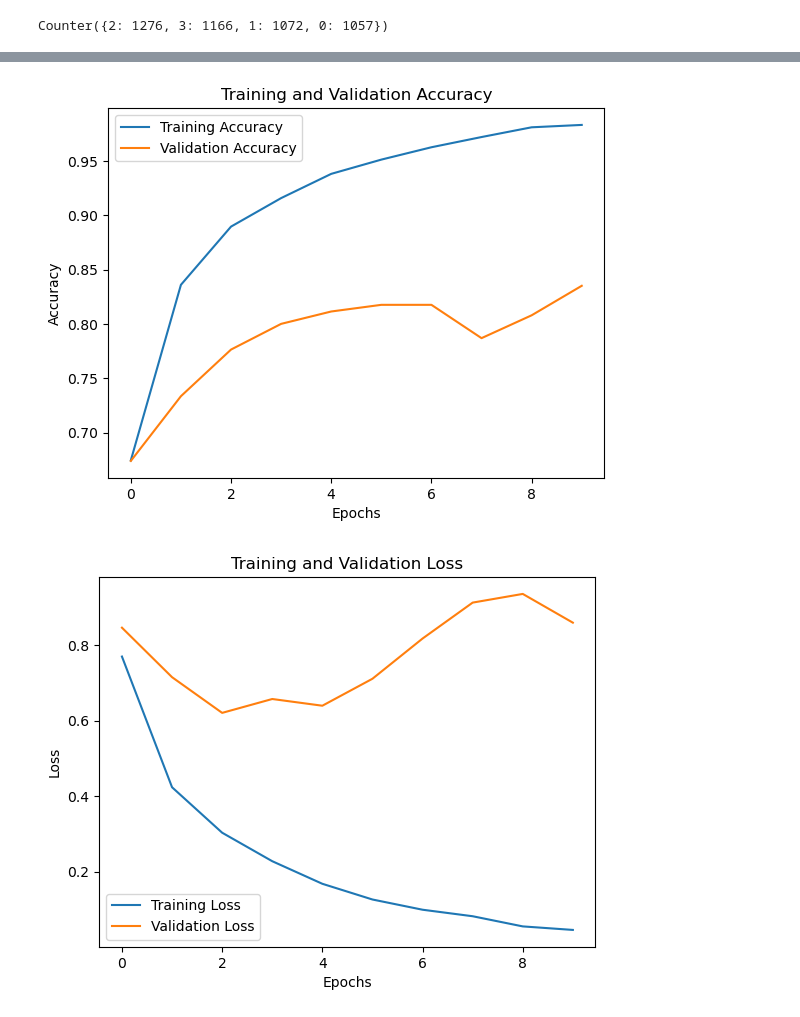
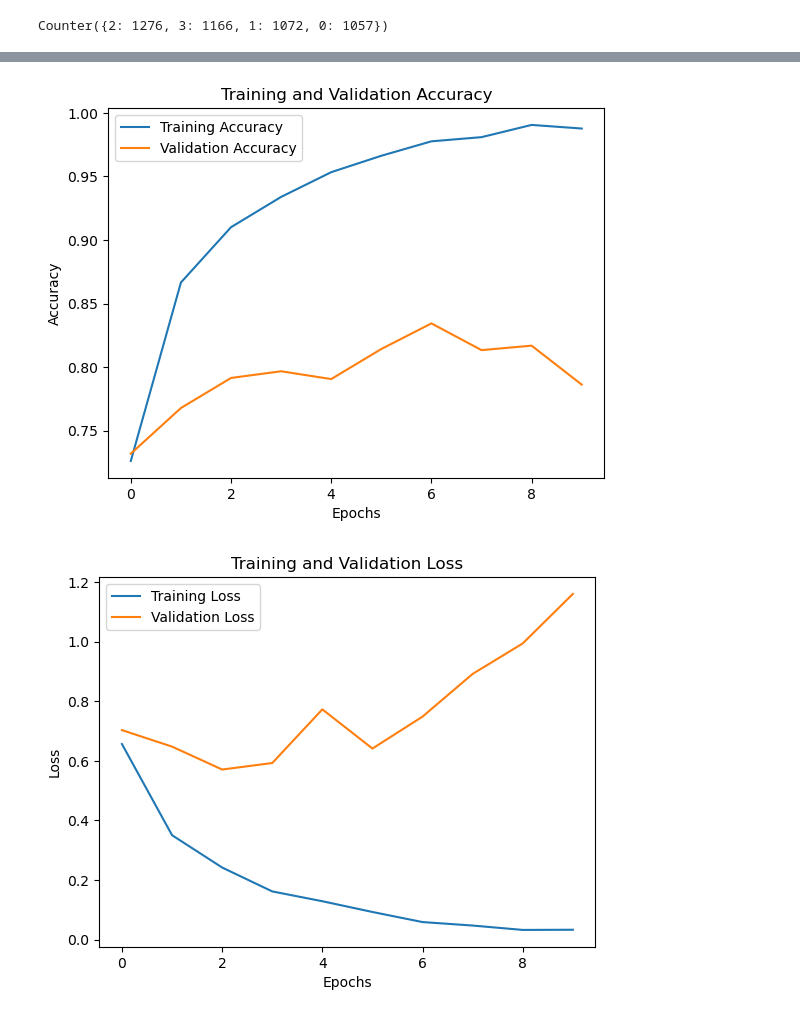
Before and after one commit to dwang917/BrainTumor_CNN, a Jupyter notebook: BrainTumorClassification.ipynb, the cells around one changed output, grey strips where cells are left out. Saved outputs shown, nothing was run; the diff lists cells and outputs as text; code cells hidden in the pictures.

```diff
--- a/BrainTumorClassification.ipynb
+++ b/BrainTumorClassification.ipynb
@@ -119,7 +123,7 @@ test_datagen = ImageDataGenerator(rescale=1./255)
 
 train_data = train_datagen.flow_from_directory(
     train_dir,
-    target_size=(150, 150),
+    target_size=(180, 180),
     batch_size=32,
     class_mode='categorical',
     subset='training'
@@ -127,7 +131,7 @@ train_data = train_datagen.flow_from_directory(
 
 validation_data = train_datagen.flow_from_directory(
     train_dir,
-    target_size=(150, 150),
+    target_size=(180, 180),
     batch_size=32,
     class_mode='categorical',
     subset='validation'
@@ -135,7 +139,7 @@ validation_data = train_datagen.flow_from_directory(
 
 test_data = test_datagen.flow_from_directory(
     test_dir,
-    target_size=(150, 150),
+    target_size=(180, 180),
     batch_size=32,
     class_mode='categorical'
 )
@@ -181,7 +280,7 @@ images[0].shape
 # %%
 # Model architecture
 model = Sequential([
-    Conv2D(32, (3, 3), activation='relu', input_shape=(150, 150, 3)),
+    Conv2D(32, (3, 3), activation='relu', input_shape=(180, 180, 3)),
     MaxPooling2D(2, 2),
     Conv2D(64, (3, 3), activation='relu'),
     MaxPooling2D(2, 2),
@@ -218,7 +317,7 @@ Non-trainable params: 0
 _________________________________________________________________
 # %%
 epochs = 10
-history = model.fit(
+CNNhistory = model.fit(
     train_data,
     epochs=epochs,
     validation_data=validation_data
@@ -252,21 +350,21 @@ Epoch 10/10
 # %%
 # Plot the training and validation accuracy
-plt.plot(history.history['accuracy'], label='Training Accuracy')
-plt.plot(history.history['val_accuracy'], label='Validation Accuracy')
+plt.plot(CNNhistory.history['accuracy'], label='Training Accuracy')
+plt.plot(CNNhistory.history['val_accuracy'], label='Validation Accuracy')
 plt.title('Training and Validation Accuracy')
 plt.xlabel('Epochs')
 plt.ylabel('Accuracy')
 plt.legend()
 plt.show()
 
 # Plot the training and validation loss
-plt.plot(history.history['loss'], label='Training Loss')
-plt.plot(history.history['val_loss'], label='Validation Loss')
+plt.plot(CNNhistory.history['loss'], label='Training Loss')
+plt.plot(CNNhistory.history['val_loss'], label='Validation Loss')
 plt.title('Training and Validation Loss')
 plt.xlabel('Epochs')
 plt.ylabel('Loss')
 plt.legend()
 plt.show()
 # %% [output]
-[figure, old version]
+[figure, new version]
-[figure, old version]
+[figure, new version]
```
Also changed, not shown: parts of 29 cells of this notebook, 1 other file.
